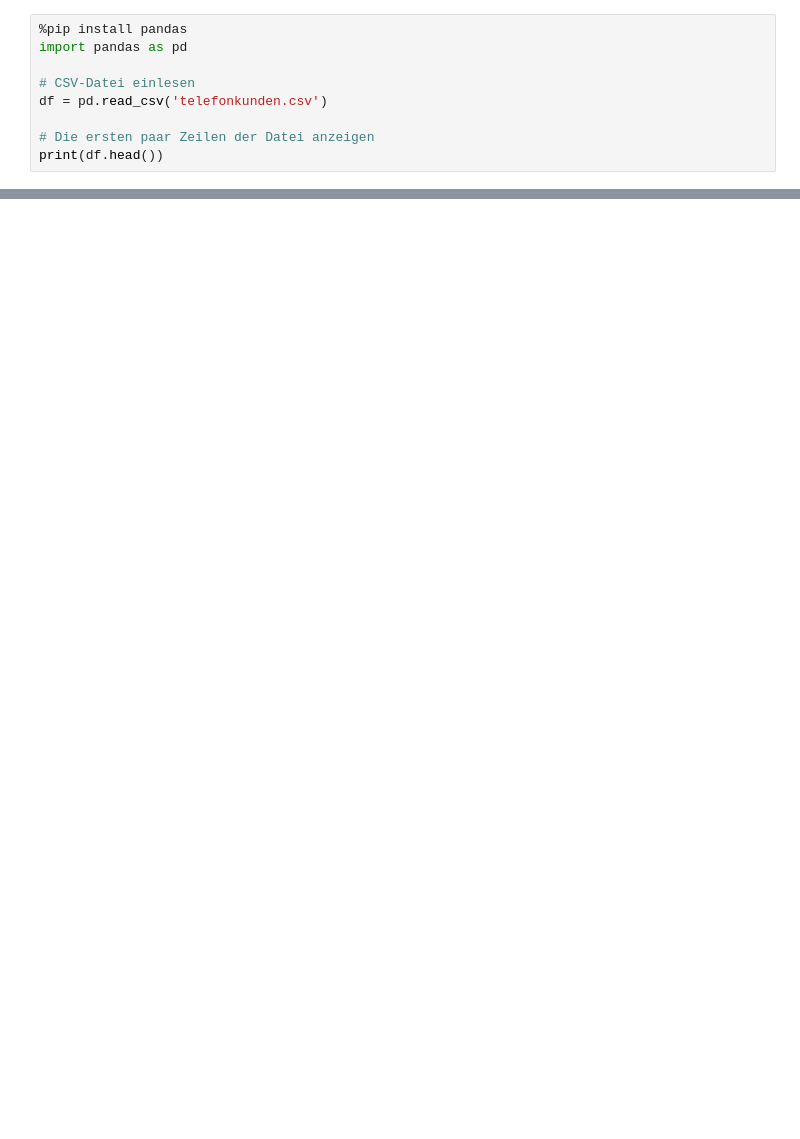
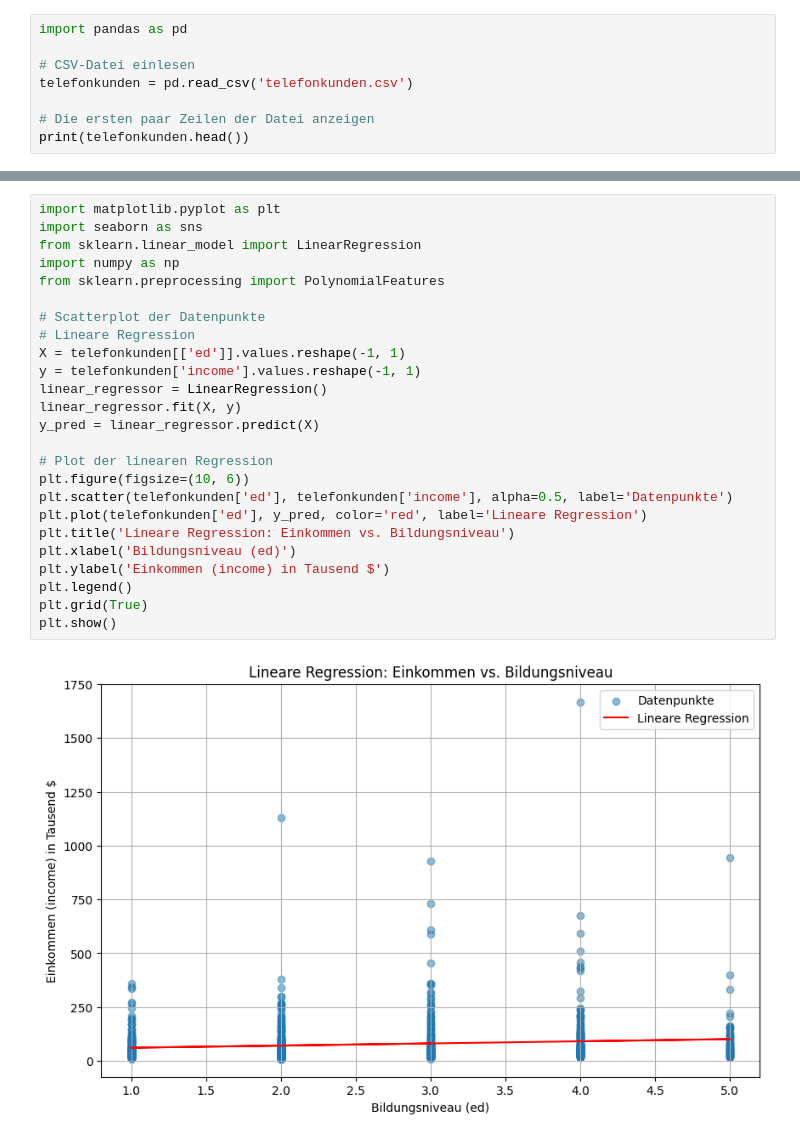
Before and after one commit to AdrianoF03/Projekt-Big-Data-Analytics, a Jupyter notebook: telefonkunden.ipynb, the cells around one changed output, grey strips where cells are left out. Cells and saved outputs as stored; diff of their text form; blank space fills up the shorter version.

```diff
--- a/telefonkunden.ipynb
+++ b/telefonkunden.ipynb
@@ -1,10 +1,9 @@
 # %%
-%pip install pandas
 import pandas as pd
 
 # CSV-Datei einlesen
-df = pd.read_csv('telefonkunden.csv')
+telefonkunden = pd.read_csv('telefonkunden.csv')
 
 # Die ersten paar Zeilen der Datei anzeigen
-print(df.head())
+print(telefonkunden.head())
 # %% [output]
@@ -28,3 +20,30 @@ Note: you may need to restart the kernel to use updated packages.
 2       2        3
 3       1        1
 4       4        3
+# %%
+import matplotlib.pyplot as plt
+import seaborn as sns
+from sklearn.linear_model import LinearRegression
+import numpy as np
+from sklearn.preprocessing import PolynomialFeatures
+
+# Scatterplot der Datenpunkte
+# Lineare Regression
+X = telefonkunden[['ed']].values.reshape(-1, 1)
+y = telefonkunden['income'].values.reshape(-1, 1)
+linear_regressor = LinearRegression()
+linear_regressor.fit(X, y)
+y_pred = linear_regressor.predict(X)
+
+# Plot der linearen Regression
+plt.figure(figsize=(10, 6))
+plt.scatter(telefonkunden['ed'], telefonkunden['income'], alpha=0.5, label='Datenpunkte')
+plt.plot(telefonkunden['ed'], y_pred, color='red', label='Lineare Regression')
+plt.title('Lineare Regression: Einkommen vs. Bildungsniveau')
+plt.xlabel('Bildungsniveau (ed)')
+plt.ylabel('Einkommen (income) in Tausend $')
+plt.legend()
+plt.grid(True)
+plt.show()
+# %% [output]
+[figure, added]
```
Also changed, not shown: parts of 6 cells of this notebook.
